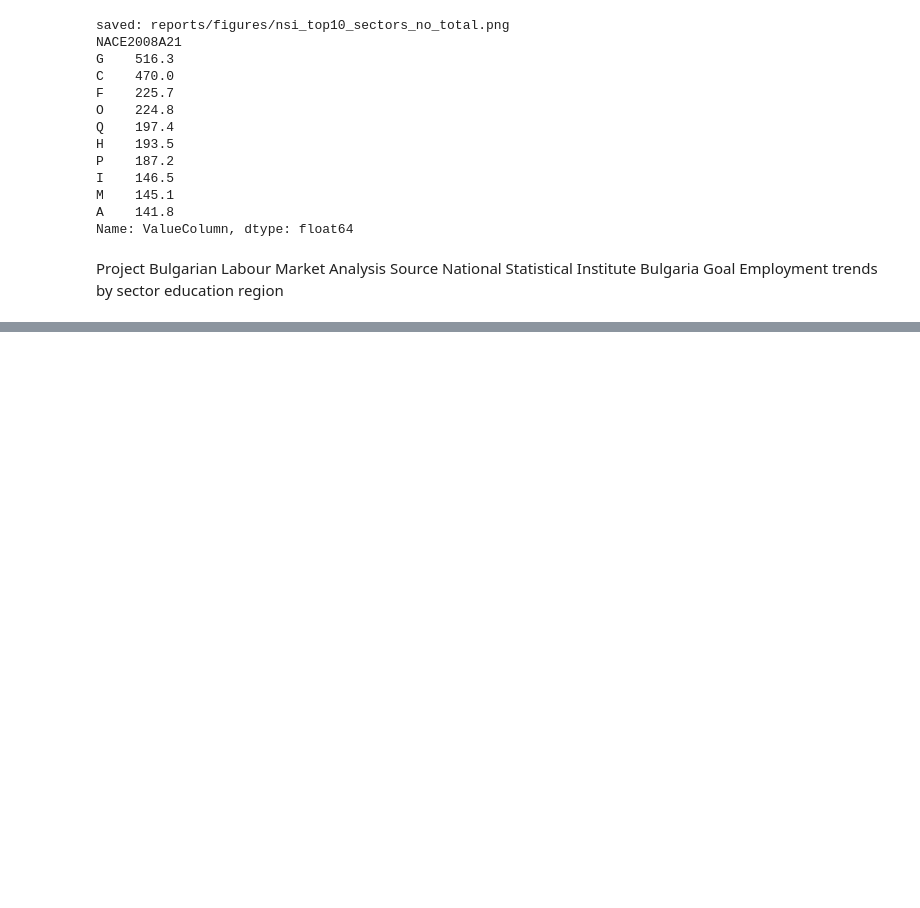
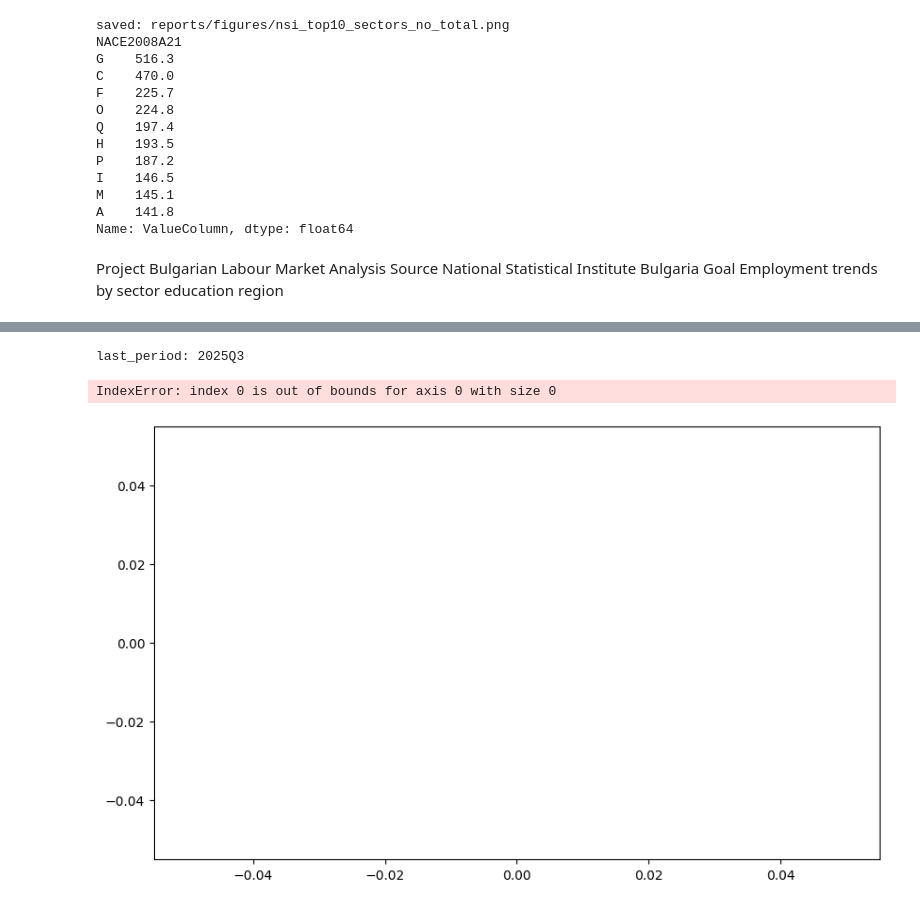
Before and after one commit to vegaFlex/bg-job-market-bulgaria, a Jupyter notebook: notebooks/analysis_nsi.ipynb, the cells around one changed output, grey strips where cells are left out. Drawn from its saved outputs; the diff is of its cells as text; code cells hidden in the pictures; blank space fills up the shorter version.

Commit message:
add NSI employment by education analysis Bulgaria

```diff
--- a/notebooks/analysis_nsi.ipynb
+++ b/notebooks/analysis_nsi.ipynb
@@ -123,0 +143,31 @@ Goal Employment trends by sector education region
+# %%
+import pandas as pd
+import matplotlib.pyplot as plt
+
+edu = pd.read_csv("../data/raw/nsi_employment_by_education.csv")
+edu["ValueColumn"] = pd.to_numeric(edu["ValueColumn"], errors="coerce")
+
+last_period = edu["periods"].max()
+print("last_period:", last_period)
+
+# Филтър: обща възрастова група (обикновено 0) и последен период
+edu_last = edu[(edu["periods"] == last_period) & (edu["Age10_LFS"] == 0)].copy()
+
+top = (
+    edu_last.groupby("LFS_EDUlevel")["ValueColumn"]
+    .sum()
+    .sort_values(ascending=False)
+)
+
+plt.figure(figsize=(10,6))
+top.sort_values().plot(kind="barh")
+plt.title(f"Employment by education Bulgaria {last_period} (thousand)")
+plt.tight_layout()
+plt.savefig("../reports/figures/nsi_education_last_period.png")
+plt.show()
+
+print(top)
+# %% [output]
+last_period: 2025Q3
+IndexError: index 0 is out of bounds for axis 0 with size 0
+[figure, added]
```
Also changed, not shown: parts of 6 cells of this notebook, 1 other file.
